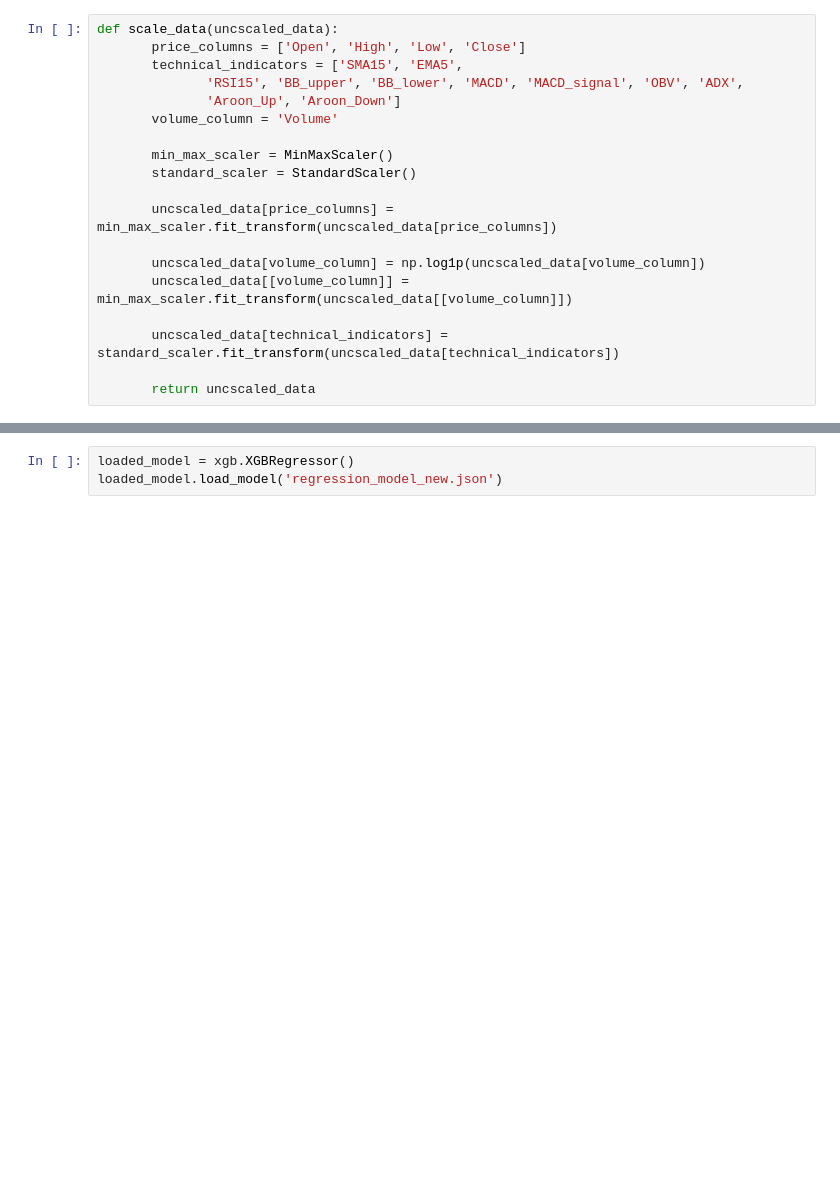
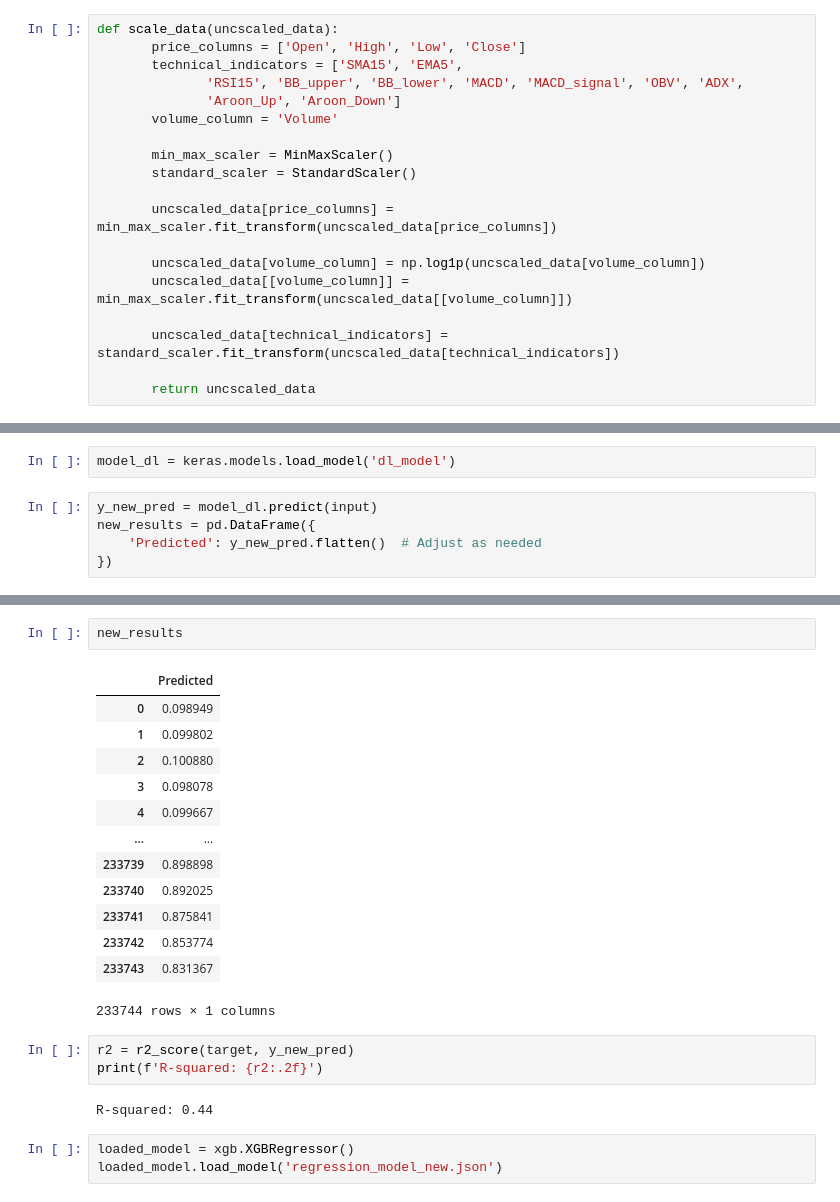
Before and after one commit to Nishchaypat/StockTrack-Database-ML, a Jupyter notebook: test.ipynb, the cells around one changed output, grey strips where cells are left out. Drawn from its saved outputs; the diff is of its cells as text; blank space fills up the shorter version.

Commit message:
HyperTuned models

```diff
--- a/test.ipynb
+++ b/test.ipynb
@@ -201,0 +165,7 @@ input = result_df[['SMA15', 'RSI15', 'MACD', 'MACD_signal', 'BB_upper', 'OBV', '
+# %%
+model_dl = keras.models.load_model('dl_model')
+# %%
+y_new_pred = model_dl.predict(input)
+new_results = pd.DataFrame({
+    'Predicted': y_new_pred.flatten()  # Adjust as needed
+})
@@ -202,3 +174,24 @@ input = result_df[['SMA15', 'RSI15', 'MACD', 'MACD_signal', 'BB_upper', 'OBV', '
+# %%
+new_results
+# %% [output]
+|  | Predicted |
+| 0 | 0.098949 |
+| 1 | 0.099802 |
+| 2 | 0.100880 |
+| 3 | 0.098078 |
+| 4 | 0.099667 |
+| ... | ... |
+| 233739 | 0.898898 |
+| 233740 | 0.892025 |
+| 233741 | 0.875841 |
+| 233742 | 0.853774 |
+| 233743 | 0.831367 |
+233744 rows × 1 columns
+# %%
+r2 = r2_score(target, y_new_pred)
+print(f'R-squared: {r2:.2f}')
+# %% [output]
+R-squared: 0.44
 # %%
 loaded_model = xgb.XGBRegressor()
 loaded_model.load_model('regression_model_new.json')
```
Also changed, not shown: parts of 11 cells of this notebook, 5 other files.
